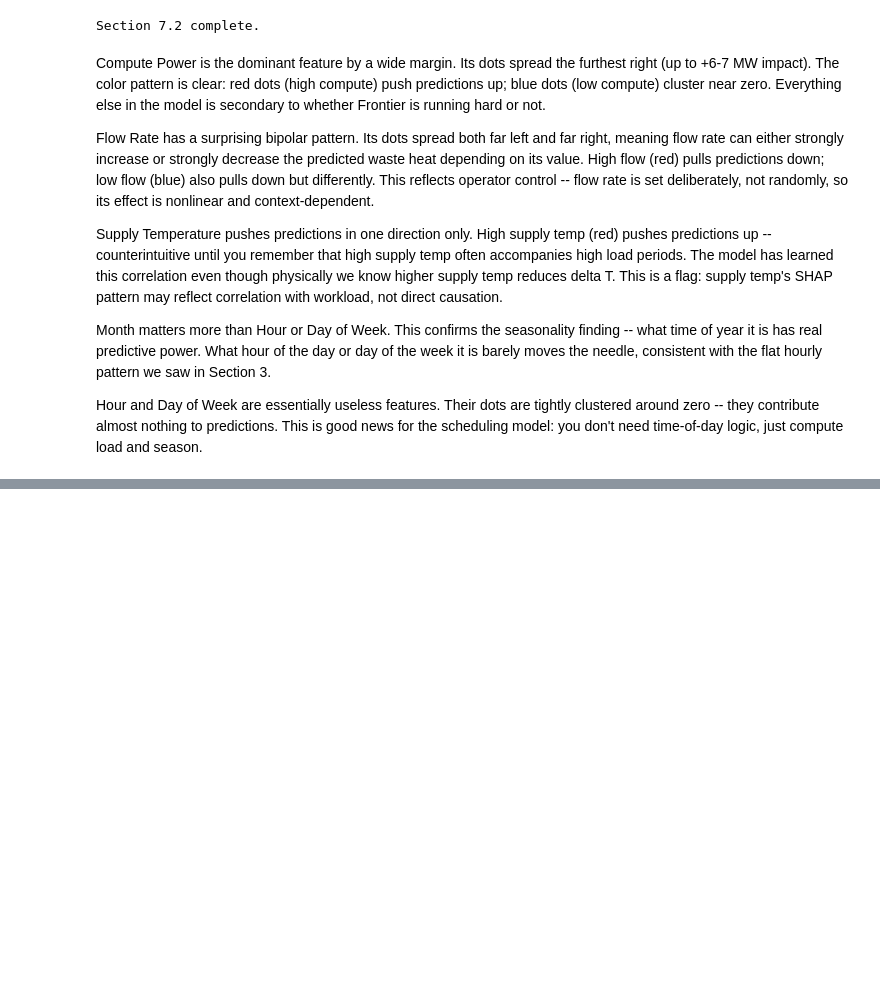
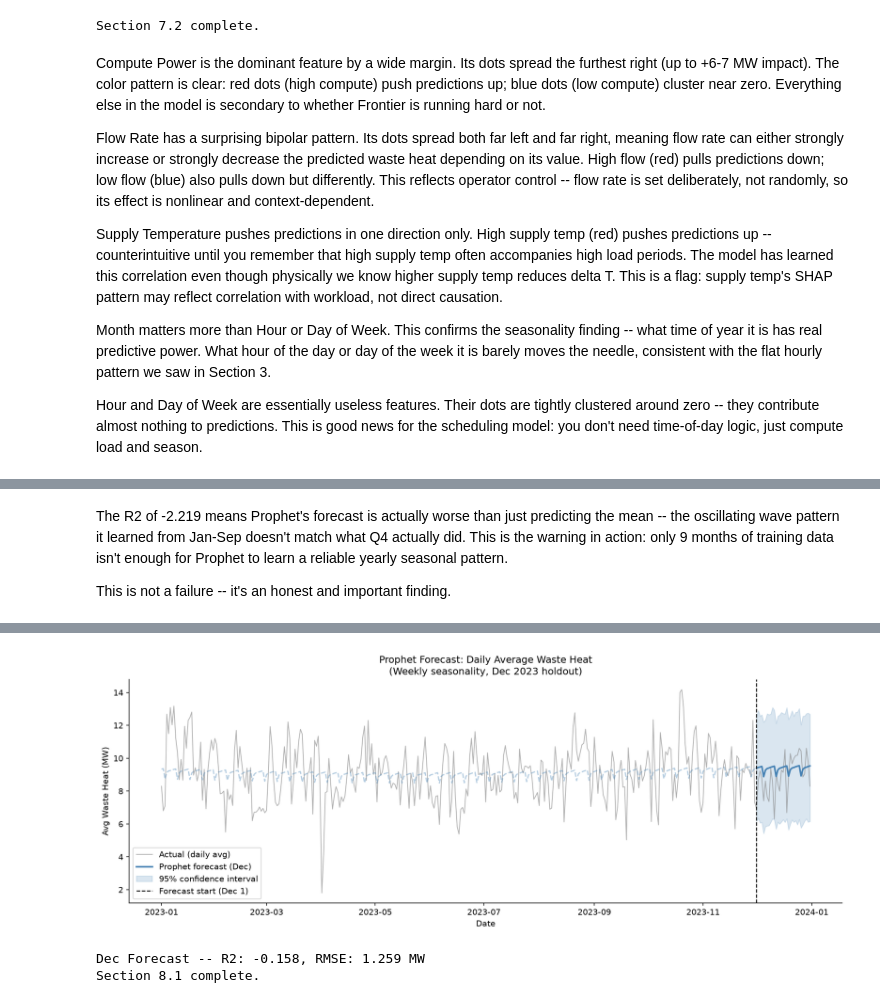
Before and after one commit to Data-Laur/thermal-intelligence-hpc, a Jupyter notebook: data/thermal_intelligence.ipynb, the cells around one changed output, grey strips where cells are left out. Drawn from its saved outputs; the diff is of its cells as text; code cells hidden in the pictures; blank space fills up the shorter version.

```diff
--- a/data/thermal_intelligence.ipynb
+++ b/data/thermal_intelligence.ipynb
@@ -1122,0 +1240,75 @@ Hour and Day of Week are essentially useless features. Their dots are tightly cl
+# %% [markdown]
+The R2 of -2.219 means Prophet's forecast is actually worse than just predicting the mean -- the oscillating wave pattern it learned from Jan-Sep doesn't match what Q4 actually did. This is the warning in action: only 9 months of training data isn't enough for Prophet to learn a reliable yearly seasonal pattern.
+
+This is not a failure -- it's an honest and important finding.
+# %%
+# Section 8: Time Series Forecasting
+# 8.1 Prophet forecast -- weekly seasonality only (insufficient data for yearly)
+
+from prophet import Prophet
+import pandas as pd
+import matplotlib
+matplotlib.use('Agg')
+import matplotlib.pyplot as plt
+from IPython.display import display, Image
+from sklearn.metrics import r2_score, mean_squared_error
+import numpy as np
+
+daily = df.groupby(df.index.date).agg(
+    y=('total_waste_heat_mw', 'mean'),
+    viable_pct=('recovery_viable', 'mean')
+).reset_index()
+daily.columns = ['ds', 'y', 'viable_pct']
+daily['ds'] = pd.to_datetime(daily['ds'])
+
+# Use last 30 days as holdout
+train = daily[daily['ds'] < '2023-12-01']
+test = daily[daily['ds'] >= '2023-12-01']
+
+m = Prophet(
+    yearly_seasonality=False,
+    weekly_seasonality=True,
+    daily_seasonality=False,
+    interval_width=0.95
+)
+m.fit(train)
+
+future = m.make_future_dataframe(periods=len(test))
+forecast = m.predict(future)
+
+fig, ax = plt.subplots(figsize=(13, 5))
+ax.plot(daily['ds'], daily['y'], color='gray', lw=1, alpha=0.6, label='Actual (daily avg)')
+
+forecast_test = forecast[forecast['ds'] >= '2023-12-01']
+ax.plot(forecast_test['ds'], forecast_test['yhat'],
+        color='steelblue', lw=2, label='Prophet forecast (Dec)')
+ax.fill_between(forecast_test['ds'],
+                forecast_test['yhat_lower'],
+                forecast_test['yhat_upper'],
+                alpha=0.2, color='steelblue', label='95% confidence interval')
+
+forecast_train = forecast[forecast['ds'] < '2023-12-01']
+ax.plot(forecast_train['ds'], forecast_train['yhat'],
+        color='steelblue', lw=1.5, alpha=0.4, linestyle='--')
+
+ax.axvline(pd.Timestamp('2023-12-01'), color='black',
+           linestyle='--', lw=1.2, label='Forecast start (Dec 1)')
+ax.set_xlabel('Date')
+ax.set_ylabel('Avg Waste Heat (MW)')
+ax.set_title('Prophet Forecast: Daily Average Waste Heat\n(Weekly seasonality, Dec 2023 holdout)')
+ax.legend()
+plt.tight_layout()
+plt.savefig('figures/16_prophet_forecast.png', dpi=150, bbox_inches='tight')
+plt.close()
+
+display(Image('figures/16_prophet_forecast.png'))
+
+q4_actual = test.set_index('ds')['y']
+q4_pred = forecast_test.set_index('ds')['yhat']
+q4_pred = q4_pred.reindex(q4_actual.index)
+
+r2 = r2_score(q4_actual.dropna(), q4_pred.dropna())
+rmse = np.sqrt(mean_squared_error(q4_actual.dropna(), q4_pred.dropna()))
+print(f"Dec Forecast -- R2: {r2:.3f}, RMSE: {rmse:.3f} MW")
+print("Section 8.1 complete.")
+# %% [output]
@@ -1122,0 +1317,3 @@ Hour and Day of Week are essentially useless features. Their dots are tightly cl
+[figure, added]
+Dec Forecast -- R2: -0.158, RMSE: 1.259 MW
+Section 8.1 complete.
```
Also changed, not shown: parts of 6 cells of this notebook, 1 other file.
